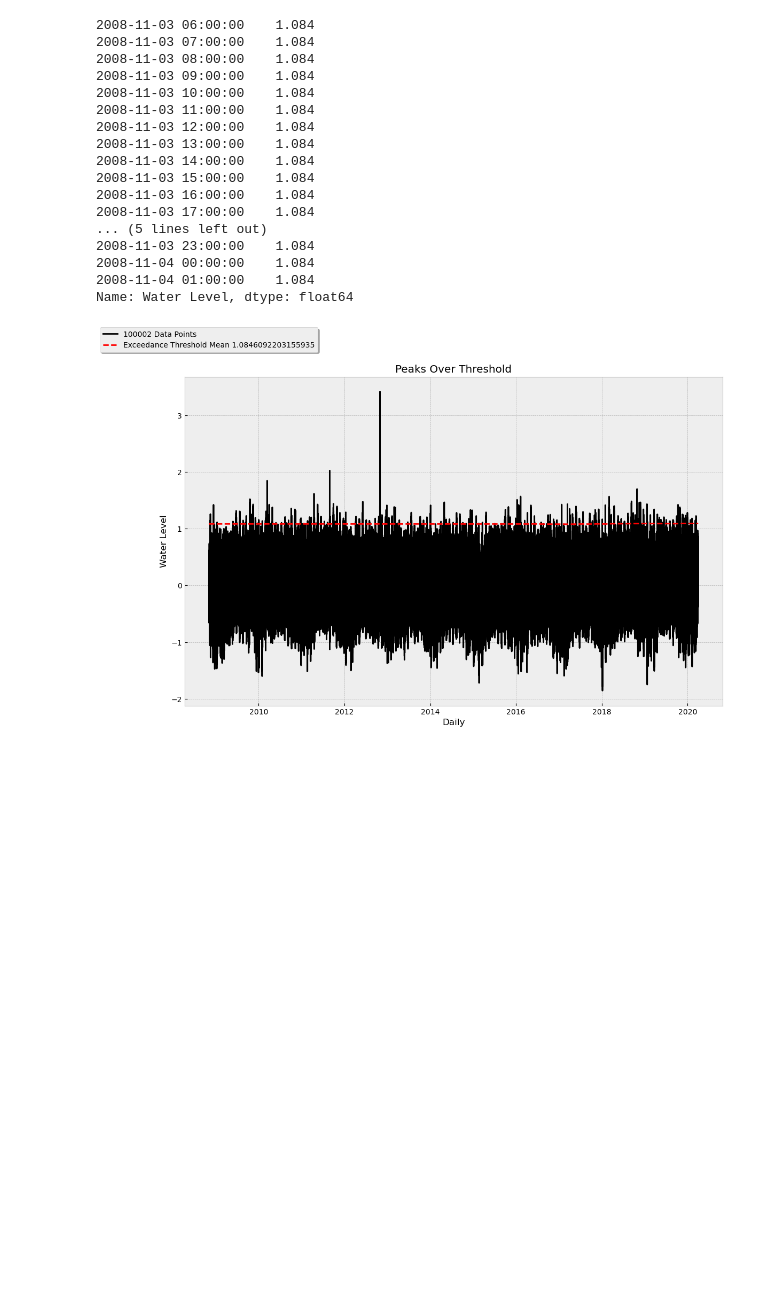
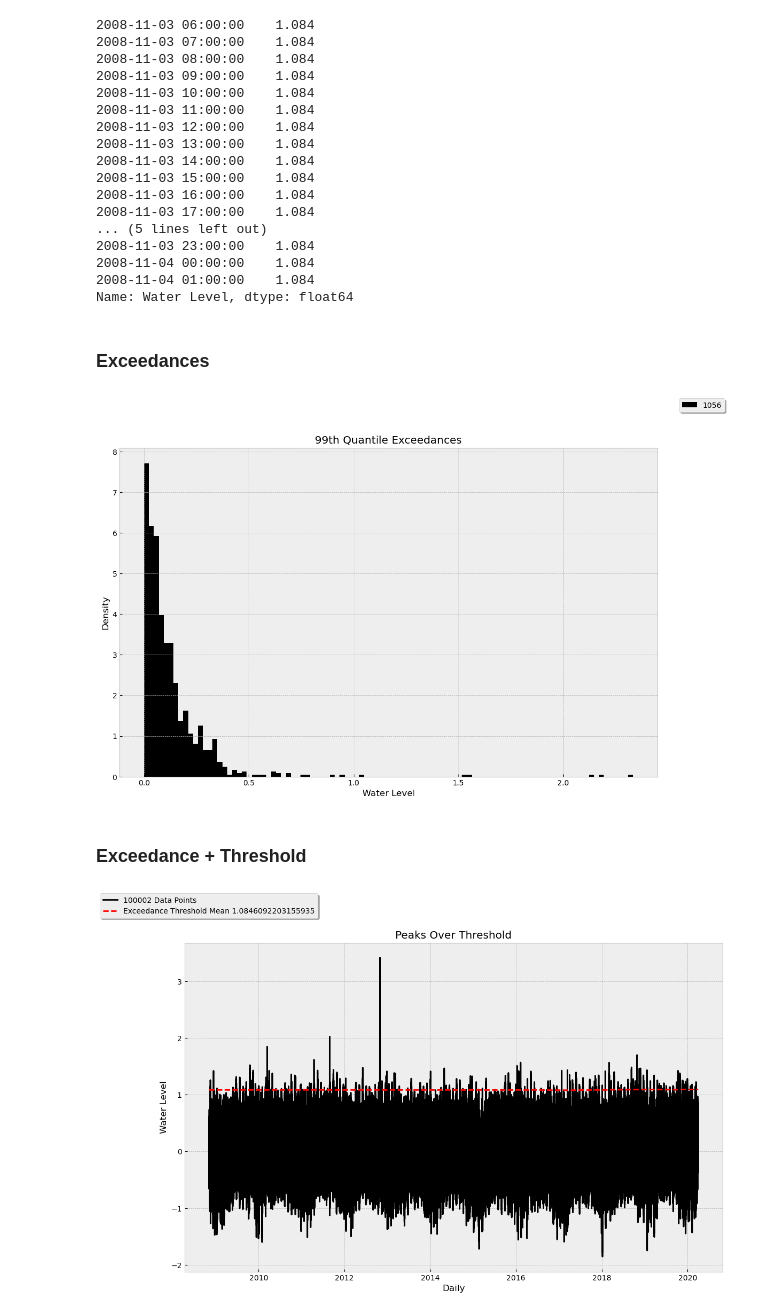
Before and after one commit to Aeternalis-Ingenium/anomalytics, a Jupyter notebook: docs/example.ipynb, the cells around one changed output. Saved outputs shown, nothing was run; the diff lists cells and outputs as text; code cells hidden in the pictures; blank space fills up the shorter version.

```diff
--- a/docs/example.ipynb
+++ b/docs/example.ipynb
@@ -144,6 +156,14 @@ pot_detector.exceedance_thresholds.head(20)
 2008-11-04 00:00:00    1.084
 2008-11-04 01:00:00    1.084
 Name: Water Level, dtype: float64
+# %% [markdown]
+### Exceedances
+# %%
+pot_detector.plot(plot_type="gpd", title="99th Quantile Exceedances", xlabel="Water Level", ylabel="Density", bins=100, alpha=1.0)
+# %% [output]
+[figure, added]
+# %% [markdown]
+### Exceedance + Threshold
 # %%
 pot_detector.plot(plot_type="l+eth", title=f"Peaks Over Threshold", xlabel="Daily", ylabel="Water Level", alpha=1.0)
 # %% [output]
```
Also changed, not shown: parts of 23 cells of this notebook.
